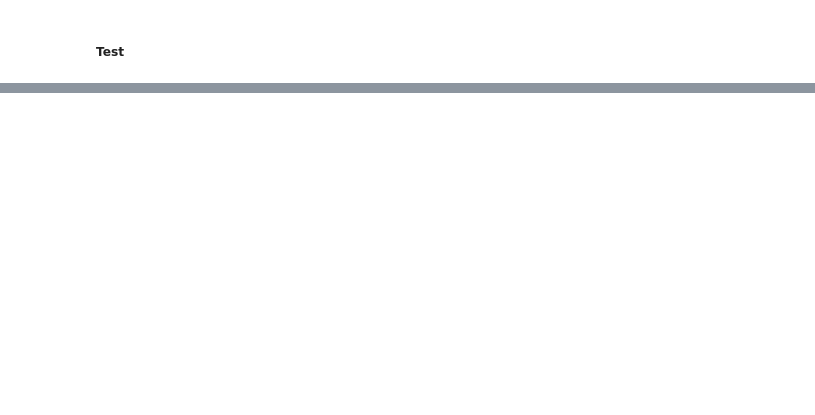
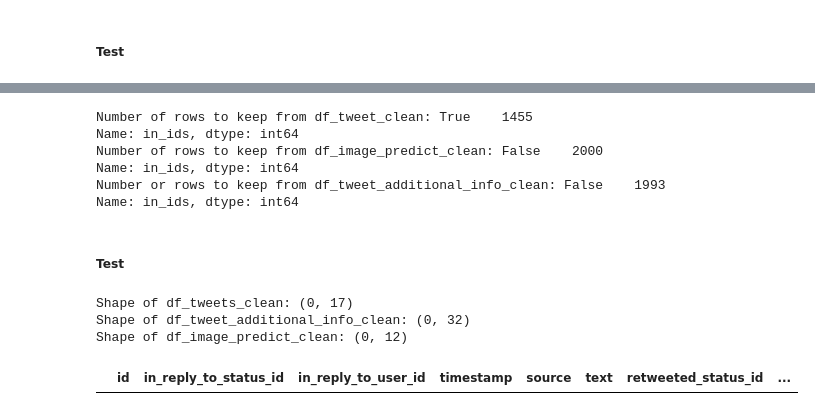
Before and after one commit to mpetersen000/DataAnalyst, a Jupyter notebook: DataWranglingOfTwitter_WeRateDogs/wrangle_act.ipynb, the cells around one changed output, grey strips where cells are left out. Saved outputs shown, nothing was run; the diff lists cells and outputs as text; code cells hidden in the pictures; blank space fills up the shorter version.

```diff
--- a/DataWranglingOfTwitter_WeRateDogs/wrangle_act.ipynb
+++ b/DataWranglingOfTwitter_WeRateDogs/wrangle_act.ipynb
@@ -407,0 +1013,19 @@ Both of these documents can be created in separate Jupyter Notebooks using the M
+# %%
+# Create the temporary column in each dataset identifying ids that are to be kept
+set_in_ids(df_image_predict_clean)
+set_in_ids(df_tweet_additional_info_clean)
+set_in_ids(df_tweets_clean)
+
+print("Number of rows to keep from df_tweet_clean: " +
+      str(df_tweets_clean['in_ids'].value_counts()))
+print("Number of rows to keep from df_image_predict_clean: " +
+      str(df_image_predict_clean['in_ids'].value_counts()))
+print("Number or rows to keep from df_tweet_additional_info_clean: " +
+      str(df_tweet_additional_info_clean['in_ids'].value_counts()))
+# %% [output]
+Number of rows to keep from df_tweet_clean: True    1455
+Name: in_ids, dtype: int64
+Number of rows to keep from df_image_predict_clean: False    2000
+Name: in_ids, dtype: int64
+Number or rows to keep from df_tweet_additional_info_clean: False    1993
+Name: in_ids, dtype: int64
@@ -407,0 +1045,14 @@ Both of these documents can be created in separate Jupyter Notebooks using the M
+# %% [markdown]
+##### Test
+# %%
+# Output the shape of each dataframe after the changes
+print_shape_info()
+# %% [output]
+Shape of df_tweets_clean: (0, 17)
+Shape of df_tweet_additional_info_clean: (0, 32)
+Shape of df_image_predict_clean: (0, 12)
+# %%
+# Output the first row of each dataframe after the changes
+df_tweets_clean.head(1)
+# %% [output]
+|  | id | in_reply_to_status_id | in_reply_to_user_id | timestamp | source | text | retweeted_status_id | ... |
```
Also changed, not shown: parts of 180 cells of this notebook.
